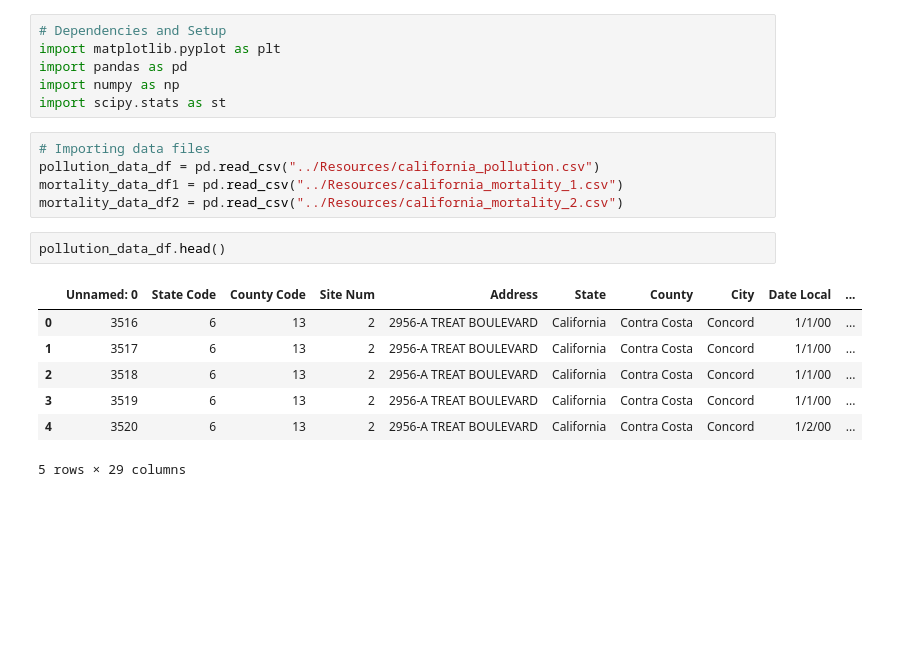
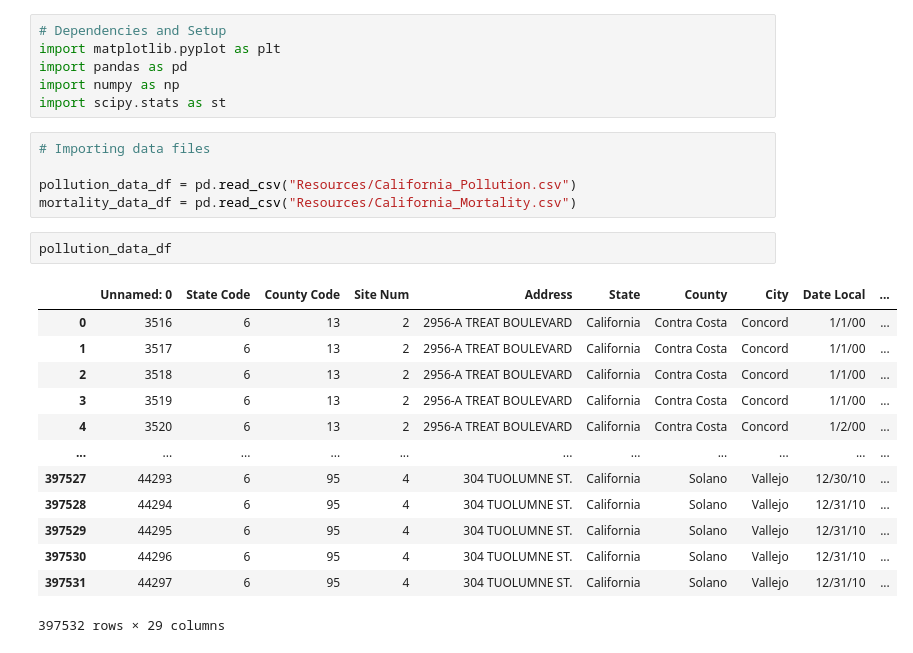
Before and after one commit to dalismo/Project-1, a Jupyter notebook: data_cleaning.ipynb, the cells around one changed output. Cells and saved outputs as stored; diff of their text form; blank space fills up the shorter version.

Commit message:
data merging

```diff
--- a/data_cleaning.ipynb
+++ b/data_cleaning.ipynb
@@ -6,16 +6,22 @@ import numpy as np
 import scipy.stats as st
 # %%
 # Importing data files
-pollution_data_df = pd.read_csv("../Resources/california_pollution.csv")
-mortality_data_df1 = pd.read_csv("../Resources/california_mortality_1.csv")
-mortality_data_df2 = pd.read_csv("../Resources/california_mortality_2.csv")
+
+pollution_data_df = pd.read_csv("Resources/California_Pollution.csv")
+mortality_data_df = pd.read_csv("Resources/California_Mortality.csv")
 # %%
-pollution_data_df.head()
+pollution_data_df
 # %% [output]
 |  | Unnamed: 0 | State Code | County Code | Site Num | Address | State | County | City | Date Local | ... |
 | 0 | 3516 | 6 | 13 | 2 | 2956-A TREAT BOULEVARD | California | Contra Costa | Concord | 1/1/00 | ... |
 | 1 | 3517 | 6 | 13 | 2 | 2956-A TREAT BOULEVARD | California | Contra Costa | Concord | 1/1/00 | ... |
 | 2 | 3518 | 6 | 13 | 2 | 2956-A TREAT BOULEVARD | California | Contra Costa | Concord | 1/1/00 | ... |
 | 3 | 3519 | 6 | 13 | 2 | 2956-A TREAT BOULEVARD | California | Contra Costa | Concord | 1/1/00 | ... |
 | 4 | 3520 | 6 | 13 | 2 | 2956-A TREAT BOULEVARD | California | Contra Costa | Concord | 1/2/00 | ... |
+| ... | ... | ... | ... | ... | ... | ... | ... | ... | ... | ... |
+| 397527 | 44293 | 6 | 95 | 4 | 304 TUOLUMNE ST. | California | Solano | Vallejo | 12/30/10 | ... |
+| 397528 | 44294 | 6 | 95 | 4 | 304 TUOLUMNE ST. | California | Solano | Vallejo | 12/31/10 | ... |
+| 397529 | 44295 | 6 | 95 | 4 | 304 TUOLUMNE ST. | California | Solano | Vallejo | 12/31/10 | ... |
+| 397530 | 44296 | 6 | 95 | 4 | 304 TUOLUMNE ST. | California | Solano | Vallejo | 12/31/10 | ... |
+| 397531 | 44297 | 6 | 95 | 4 | 304 TUOLUMNE ST. | California | Solano | Vallejo | 12/31/10 | ... |
-5 rows × 29 columns
+397532 rows × 29 columns
```
Also changed, not shown: parts of 7 cells of this notebook.
